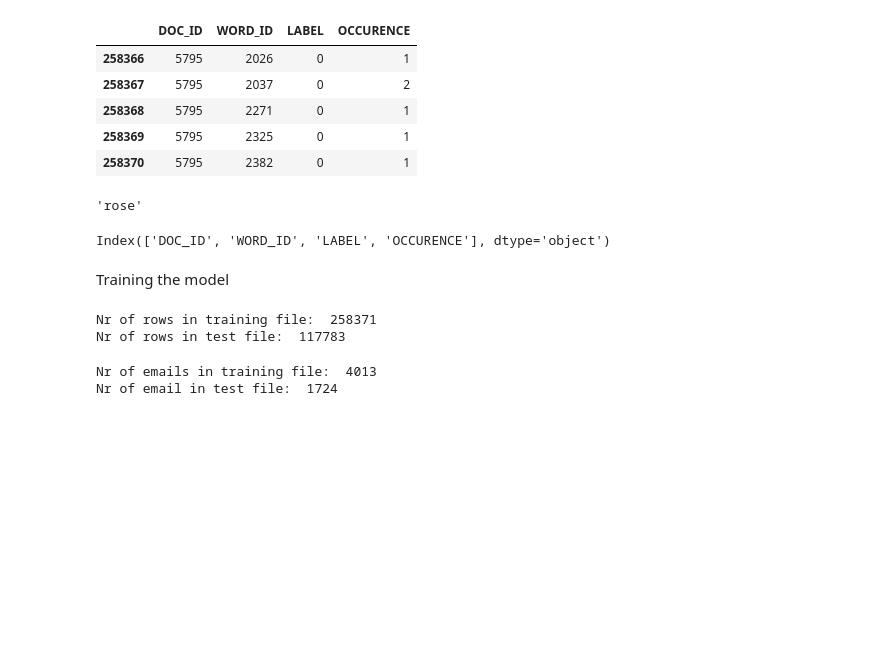
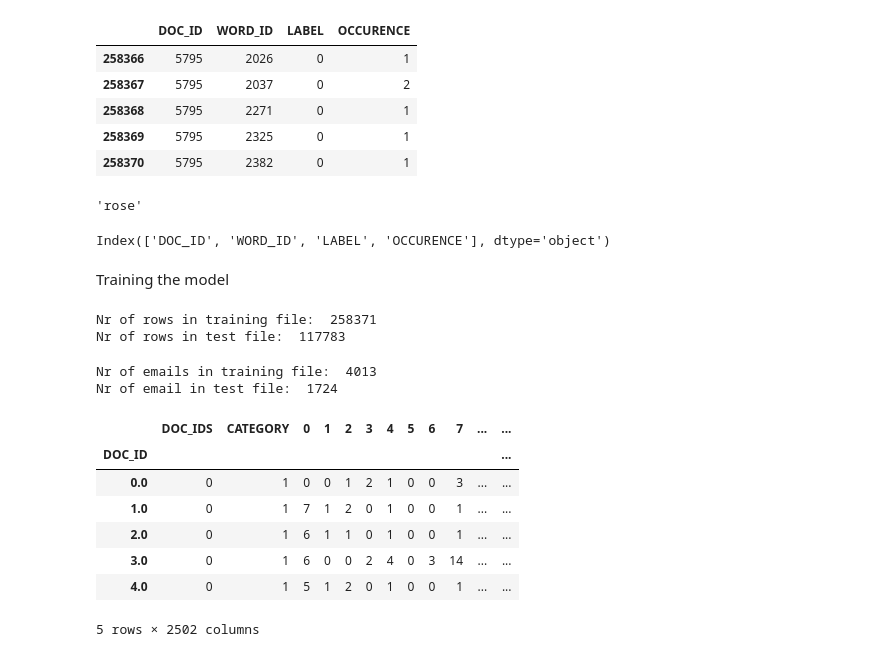
Before and after one commit to aashkadave99/Spam-Classifier, a Jupyter notebook: SpamClassifer.ipynb, the cells around one changed output. Saved outputs shown, nothing was run; the diff lists cells and outputs as text; code cells hidden in the pictures; blank space fills up the shorter version.

Commit message:
Create full matrix for training

```diff
--- a/SpamClassifer.ipynb
+++ b/SpamClassifer.ipynb
@@ -360,3 +360,16 @@ print('Nr of email in test file: ', np.unique(sparse_test_data[:, 0]).size)
 # %% [output]
 Nr of emails in training file:  4013
 Nr of email in test file:  1724
+# %%
+full_train_data = make_full_matrix(sparse_train_data, VOCAB_SIZE)
+# %%
+full_train_data.head()
+# %% [output]
+|  | DOC_IDS | CATEGORY | 0 | 1 | 2 | 3 | 4 | 5 | 6 | 7 | ... | ... |
+| DOC_ID |  |  |  |  |  |  |  |  |  |  |  | ... |
+| 0.0 | 0 | 1 | 0 | 0 | 1 | 2 | 1 | 0 | 0 | 3 | ... | ... |
+| 1.0 | 0 | 1 | 7 | 1 | 2 | 0 | 1 | 0 | 0 | 1 | ... | ... |
+| 2.0 | 0 | 1 | 6 | 1 | 1 | 0 | 1 | 0 | 0 | 1 | ... | ... |
+| 3.0 | 0 | 1 | 6 | 0 | 0 | 2 | 4 | 0 | 3 | 14 | ... | ... |
+| 4.0 | 0 | 1 | 5 | 1 | 2 | 0 | 1 | 0 | 0 | 1 | ... | ... |
+5 rows × 2502 columns
```
Also changed, not shown: 1 other file.
